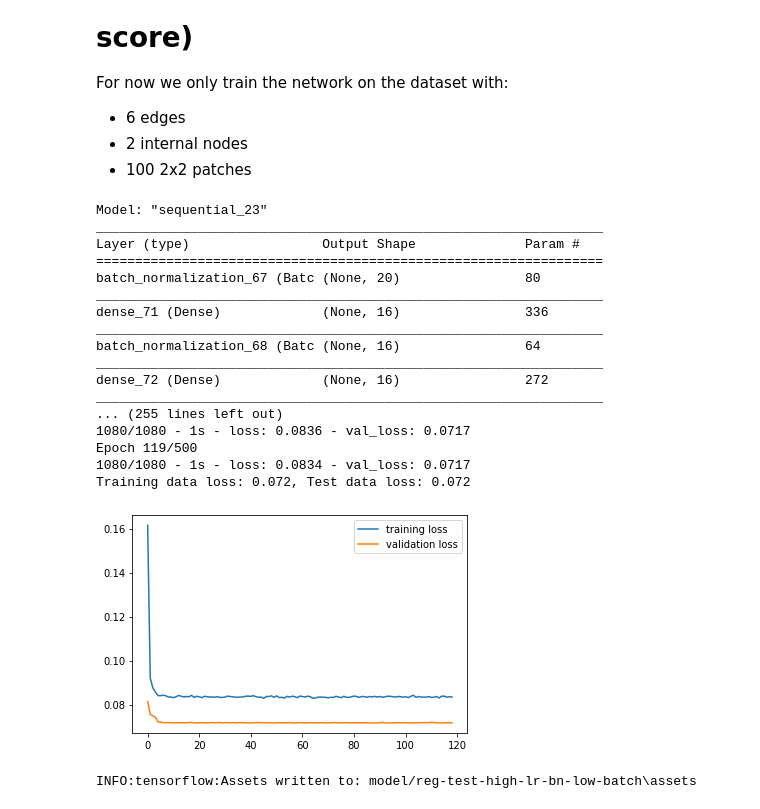
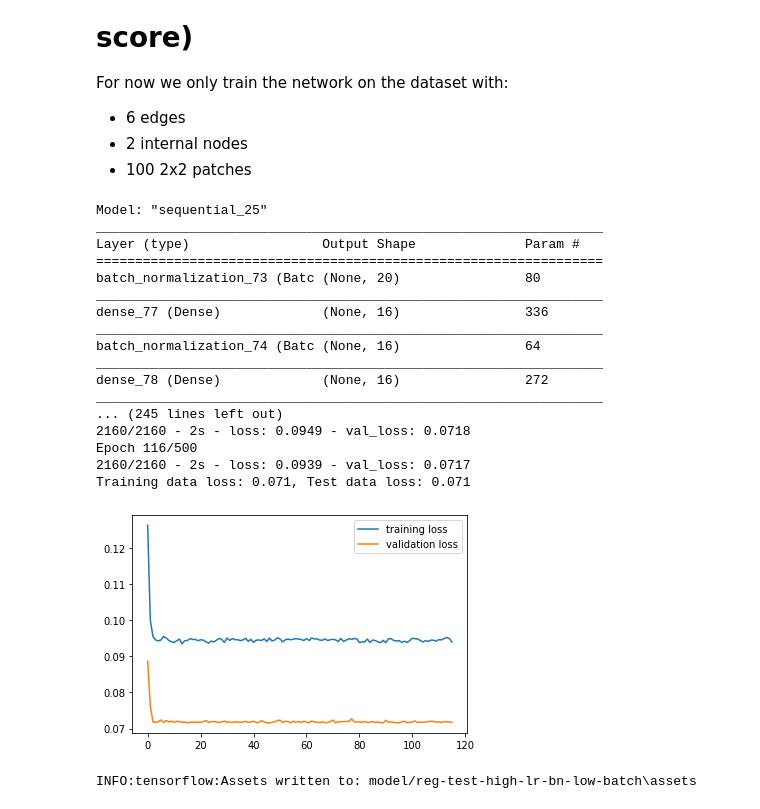
Before and after one commit to Siljekka/GrasshopperMeshAI, a Jupyter notebook: MeshPoints/MachineLearning/nn2.ipynb, the cells around one changed output. Cells and saved outputs as stored; diff of their text form; code cells hidden in the pictures.

Commit message:
models

```diff
--- a/MeshPoints/MachineLearning/nn2.ipynb
+++ b/MeshPoints/MachineLearning/nn2.ipynb
@@ -580,9 +582,9 @@ import os
 LEARNING_RATE = 1e-3
 WEIGHT_DECAY = 1e-2
 EPOCHS = 500
-BATCH_SIZE = 256
+BATCH_SIZE = 128
 
-model_path = 'model/reg-test-high-lr-dropout-no-bn'
+model_path = 'model/reg-test-high-lr-bn-amsgrad'
 patches = pd.read_csv('data/patches-dataset-zerofour-lc-new-2.csv')
 # patches = pd.read_csv('data/patches-dataset-test.csv')
 
@@ -618,12 +620,13 @@ model = tf.keras.Sequential([
 model.summary()
 
 decay_steps= 10_000
-lr_schedule = tf.keras.optimizers.schedules.ExponentialDecay(1e-2, decay_steps, 1e-3)
+lr_schedule = tf.keras.optimizers.schedules.ExponentialDecay(1e-1, decay_steps, 1e-3)
 
 
 model.compile(loss=tf.losses.MeanSquaredError(),
               optimizer=tf.optimizers.Adam(
                   learning_rate=lr_schedule,
+                  amsgrad=True
               ),
               )
 
@@ -633,42 +636,42 @@ callbacks_list = [checkpoint, early_stopping]
 history = model.fit(train_features,
                     train_labels,
                     epochs=EPOCHS,
                     batch_size=BATCH_SIZE,
                     validation_split=0.18,
                     verbose=2,
                     callbacks=callbacks_list,
                     )
 
 # Evaluate the model
 train_acc = model.evaluate(
     train_features, train_labels, verbose=0)
 test_acc = model.evaluate(
     test_features, test_labels, verbose=0)
 print('Training data loss: %.3f, Test data loss: %.3f' %
         (train_acc, test_acc))
 
 # plot history
 plt.plot(history.history['loss'], label='training loss')
 plt.plot(history.history['val_loss'], label='validation loss')
 plt.legend()
 plt.show()
 # %% [output]
-Model: "sequential_23"
+Model: "sequential_25"
 _________________________________________________________________
 Layer (type)                 Output Shape              Param #
 =================================================================
-batch_normalization_67 (Batc (None, 20)                80
+batch_normalization_73 (Batc (None, 20)                80
 _________________________________________________________________
-dense_71 (Dense)             (None, 16)                336
+dense_77 (Dense)             (None, 16)                336
 _________________________________________________________________
-batch_normalization_68 (Batc (None, 16)                64
+batch_normalization_74 (Batc (None, 16)                64
 _________________________________________________________________
-dense_72 (Dense)             (None, 16)                272
+dense_78 (Dense)             (None, 16)                272
 _________________________________________________________________
-... (255 lines left out)
-1080/1080 - 1s - loss: 0.0836 - val_loss: 0.0717
-Epoch 119/500
-1080/1080 - 1s - loss: 0.0834 - val_loss: 0.0717
-Training data loss: 0.072, Test data loss: 0.072
+... (245 lines left out)
+2160/2160 - 2s - loss: 0.0949 - val_loss: 0.0718
+Epoch 116/500
+2160/2160 - 2s - loss: 0.0939 - val_loss: 0.0717
+Training data loss: 0.071, Test data loss: 0.071
-[figure, old version]
+[figure, new version]
 # %%
```
Also changed, not shown: parts of 5 cells of this notebook, 5 other files.
